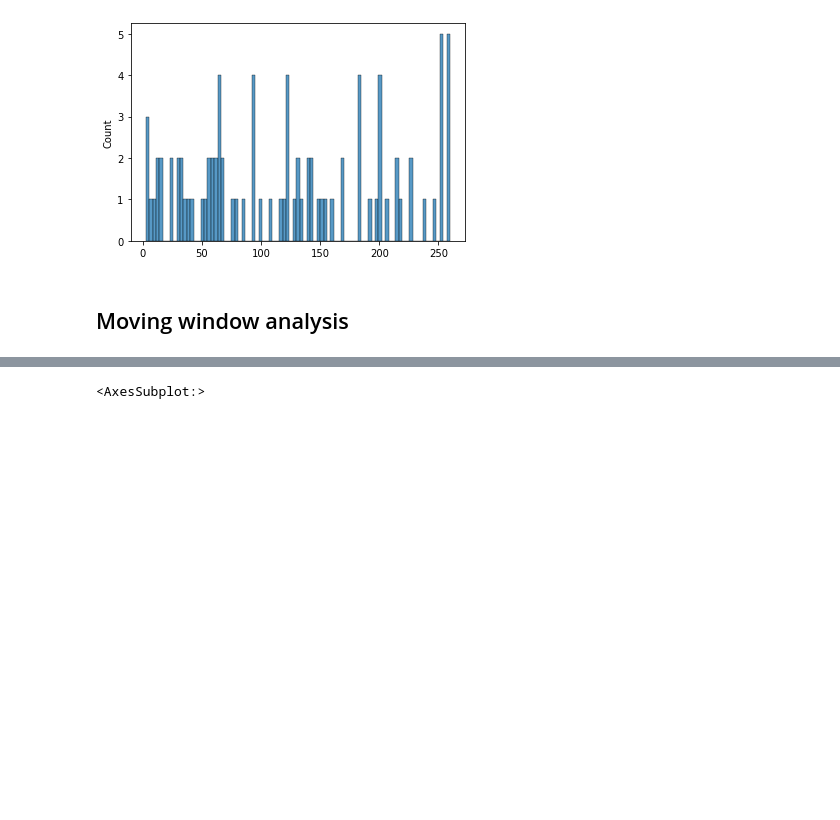
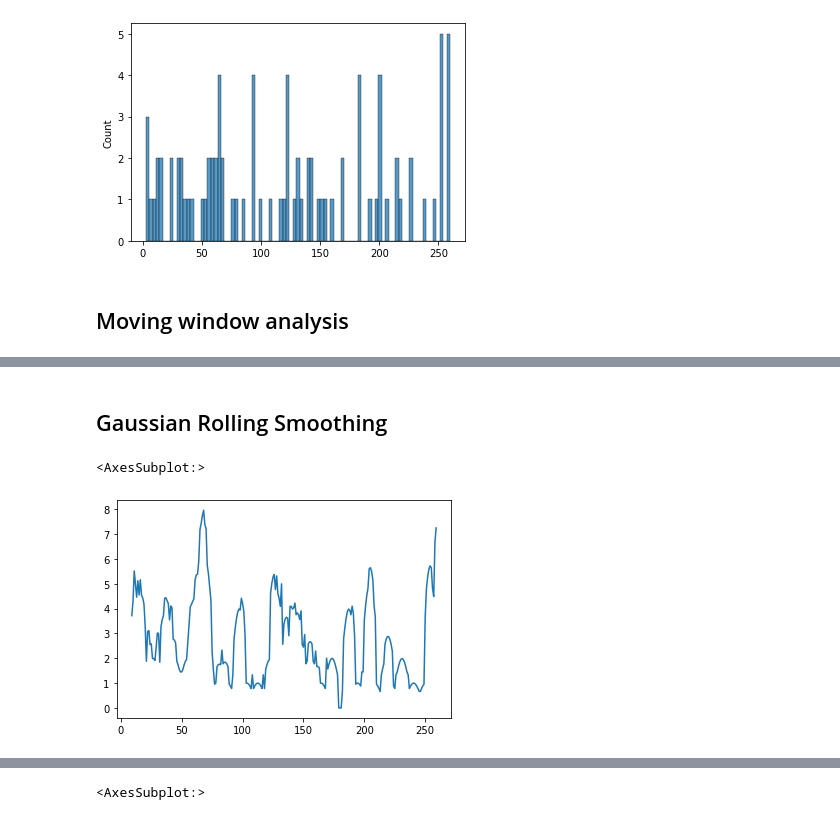
Before and after one commit to ieferreira/geological-menagerie, a Jupyter notebook: PulsesEarth/pulsesEarth.ipynb, the cells around one changed output, grey strips where cells are left out. Cells and saved outputs as stored; diff of their text form; code cells hidden in the pictures; blank space fills up the shorter version.

```diff
--- a/PulsesEarth/pulsesEarth.ipynb
+++ b/PulsesEarth/pulsesEarth.ipynb
@@ -227,3 +187,12 @@ UFuncTypeError: ufunc 'subtract' did not contain a loop with signature matching
+# %% [markdown]
+## Gaussian Rolling Smoothing
+# %%
+# df_resampled.events.rolling(10, win_type='triang').sum().plot()
+df_resampled["gaussian"] = df_resampled.events.rolling(10, win_type='gaussian').sum(std=5)
+df_resampled["gaussian"].plot()
+# %% [output]
+<AxesSubplot:>
+[figure, added]
 # %%
 df_resampled
 # %% [output]
```
Also changed, not shown: parts of 12 cells of this notebook, 1 other file.
